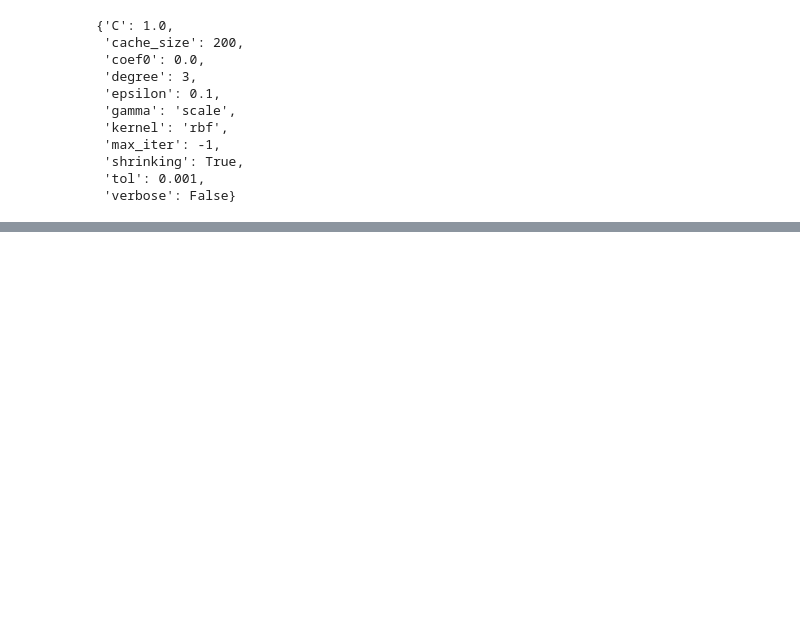
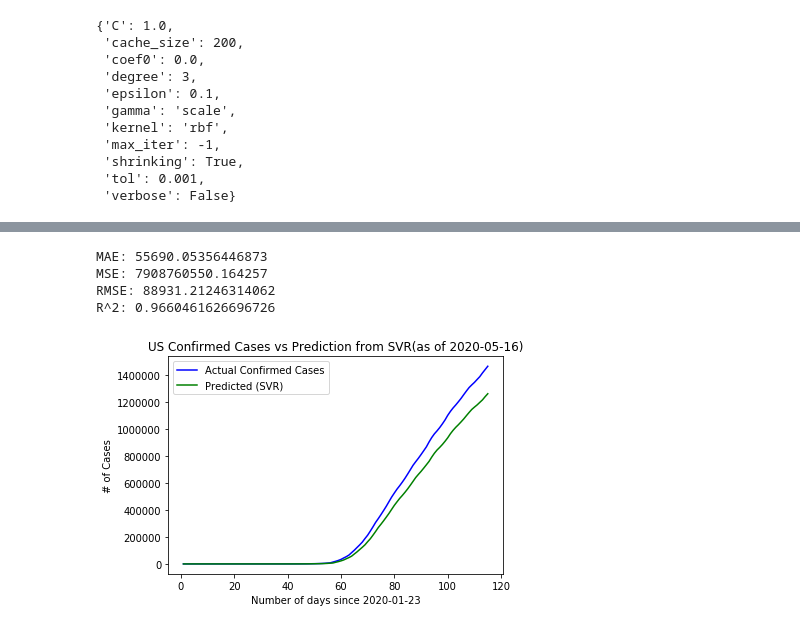
Before and after one commit to EduRibeiro00/CovidForecast-feup-iart, a Jupyter notebook: proj2/covid_analysis_svm.ipynb, the cells around one changed output, grey strips where cells are left out. Drawn from its saved outputs; the diff is of its cells as text; code cells hidden in the pictures; blank space fills up the shorter version.

```diff
--- a/proj2/covid_analysis_svm.ipynb
+++ b/proj2/covid_analysis_svm.ipynb
@@ -203,0 +206,16 @@ R^2: -0.012691397493470369
+# %%
+plot_predictions_for_country(
+    new_df, "US", svr_estimator,
+    ["Lat_norm", "Long_norm", "Num_days_from_begin_norm", "Confirmed_inc_day_before_norm"],
+    "Confirmed",
+    "Actual Confirmed Cases",
+    "Predicted (SVR)",
+    "US Confirmed Cases vs Prediction from SVR",
+    True
+)
+# %% [output]
+MAE: 55690.05356446873
+MSE: 7908760550.164257
+RMSE: 88931.21246314062
+R^2: 0.9660461626696726
+[figure, added]
```
Also changed, not shown: parts of 4 cells of this notebook, 3 other files.
